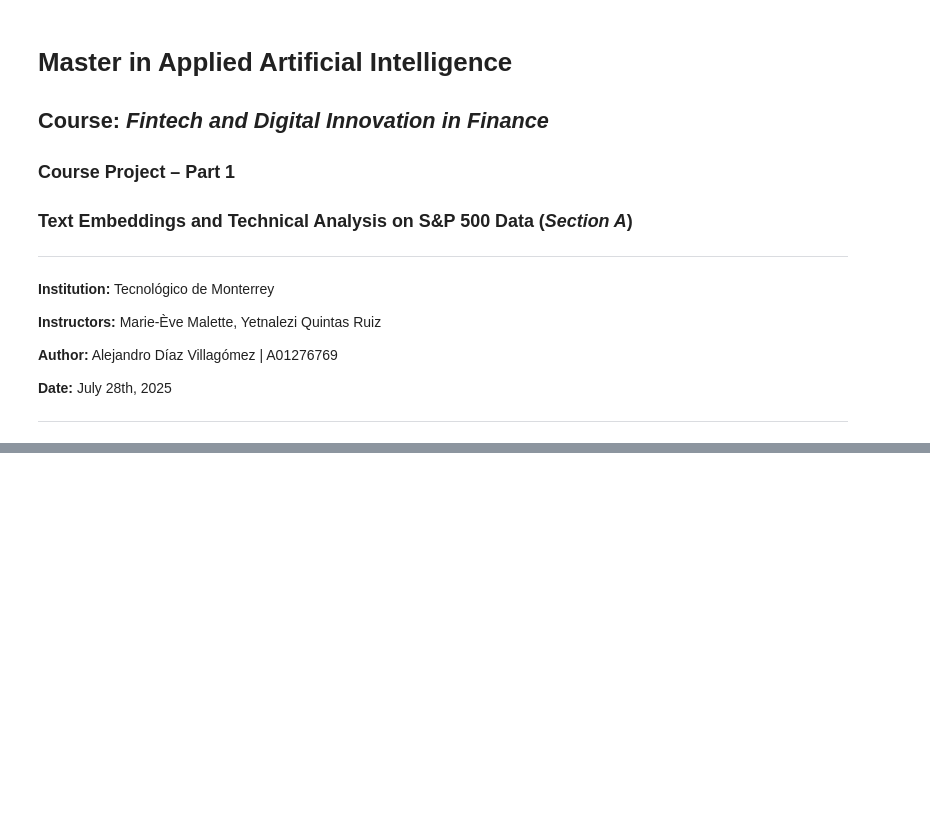
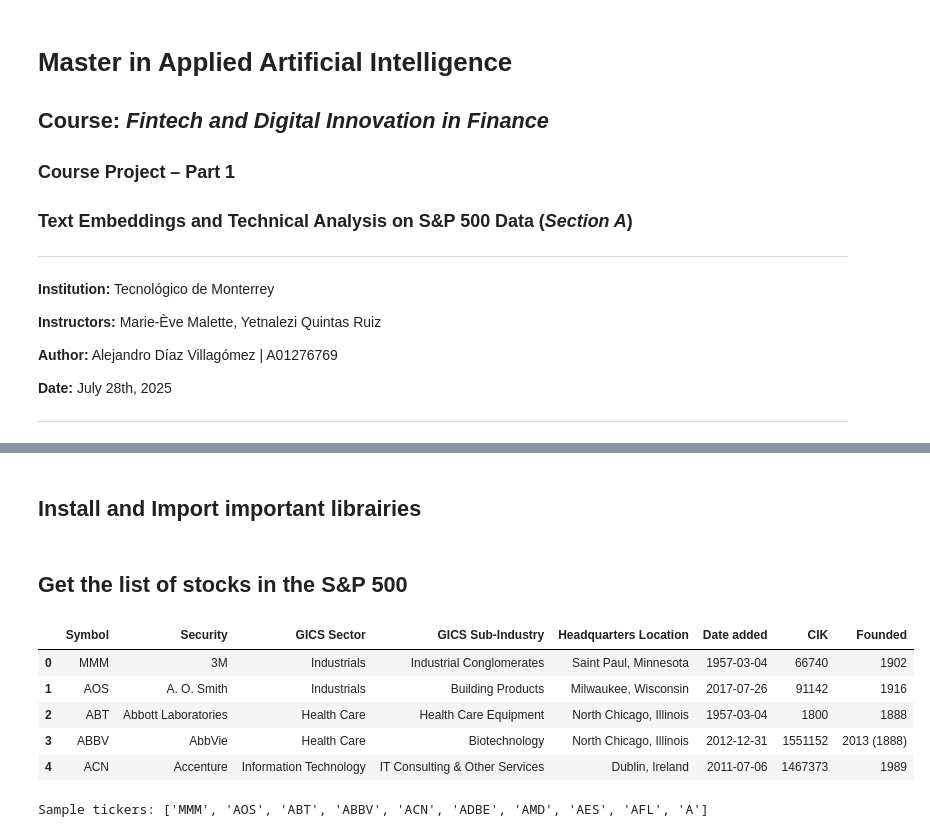
Before and after one commit to AlejandroDiaz10/Fintech, a Jupyter notebook: Module 1/news_embeddings_sp500_DíazA01276769.ipynb, the cells around one changed output, grey strips where cells are left out. Cells and saved outputs as stored; diff of their text form; code cells hidden in the pictures; blank space fills up the shorter version.

```diff
--- a/Module 1/news_embeddings_sp500_DíazA01276769.ipynb
+++ b/Module 1/news_embeddings_sp500_DíazA01276769.ipynb
@@ -27,0 +47,2 @@
+# %% [markdown]
+## Install and Import important librairies
@@ -27,0 +62,18 @@
+# %% [markdown]
+## Get the list of stocks in the S&P 500
+# %%
+# Read and print the stock tickers that make up S&P500
+df_tickers = pd.read_html('https://en.wikipedia.org/wiki/List_of_S%26P_500_companies')[0]
+display(df_tickers.head())
+# %% [output]
+|  | Symbol | Security | GICS Sector | GICS Sub-Industry | Headquarters Location | Date added | CIK | Founded |
+| 0 | MMM | 3M | Industrials | Industrial Conglomerates | Saint Paul, Minnesota | 1957-03-04 | 66740 | 1902 |
+| 1 | AOS | A. O. Smith | Industrials | Building Products | Milwaukee, Wisconsin | 2017-07-26 | 91142 | 1916 |
+| 2 | ABT | Abbott Laboratories | Health Care | Health Care Equipment | North Chicago, Illinois | 1957-03-04 | 1800 | 1888 |
+| 3 | ABBV | AbbVie | Health Care | Biotechnology | North Chicago, Illinois | 2012-12-31 | 1551152 | 2013 (1888) |
+| 4 | ACN | Accenture | Information Technology | IT Consulting & Other Services | Dublin, Ireland | 2011-07-06 | 1467373 | 1989 |
+# %%
+ticker_list = df_tickers['Symbol'].tolist()
+print("Sample tickers:", ticker_list[:10])
+# %% [output]
+Sample tickers: ['MMM', 'AOS', 'ABT', 'ABBV', 'ACN', 'ADBE', 'AMD', 'AES', 'AFL', 'A']
```
Also changed, not shown: parts of 62 cells of this notebook, 4 other files.
